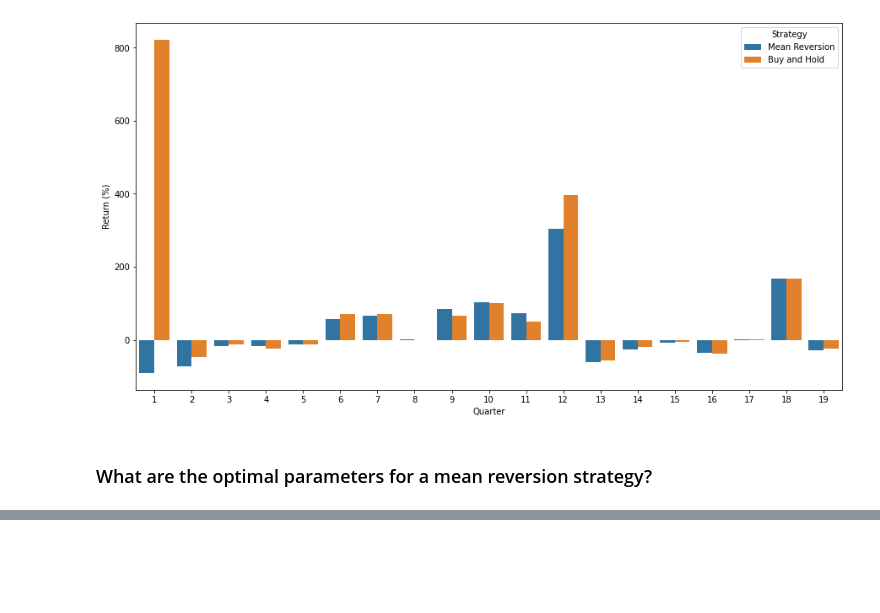
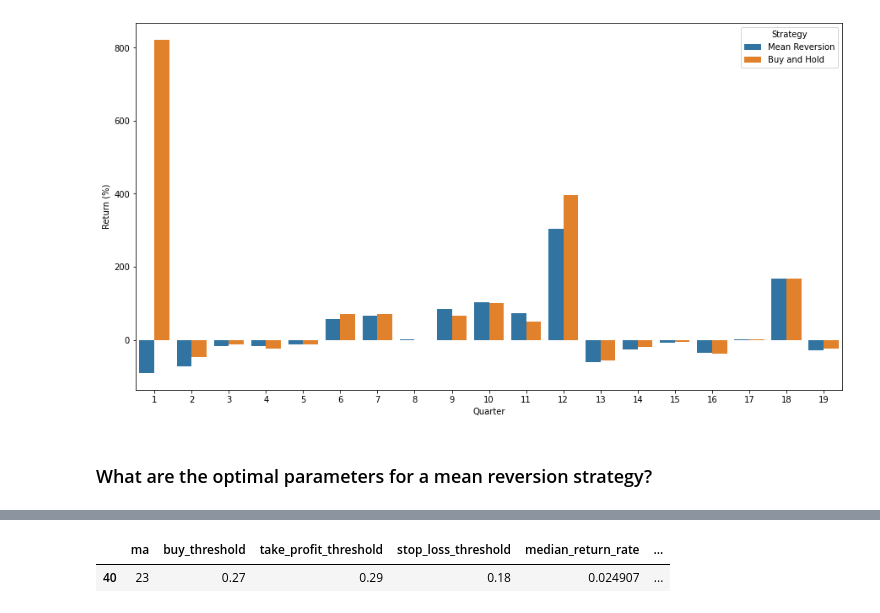
Before and after one commit to hansenrhan/crypto_backtesting, a Jupyter notebook: Mean_Reversion_Analysis.ipynb, the cells around one changed output, grey strips where cells are left out. Cells and saved outputs as stored; diff of their text form; code cells hidden in the pictures; blank space fills up the shorter version.

```diff
--- a/Mean_Reversion_Analysis.ipynb
+++ b/Mean_Reversion_Analysis.ipynb
@@ -440,3 +451,8 @@ optimization_results[optimization_results.cumulative_return > 0]
+# %%
+optimization_results[optimization_results.cumulative_return == max(optimization_results['cumulative_return'])]
+# %% [output]
+|  | ma | buy_threshold | take_profit_threshold | stop_loss_threshold | median_return_rate | ... |
+| 40 | 23 | 0.27 | 0.29 | 0.18 | 0.024907 | ... |
 # %%
 # Create a 3D interactive plot to find relationships between moving average lengths and cumulative return rates
 %matplotlib widget
```
Also changed, not shown: parts of 5 cells of this notebook.
